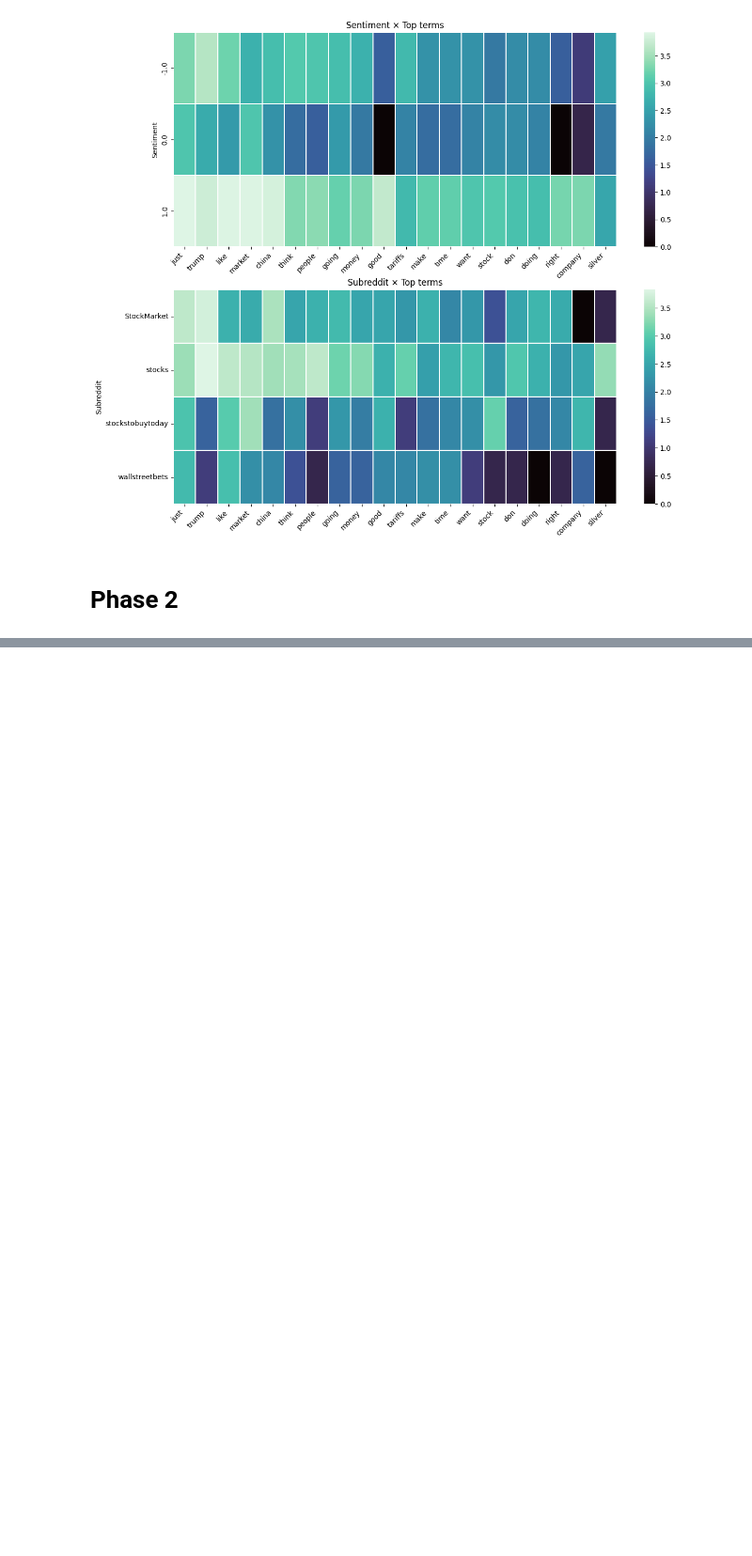
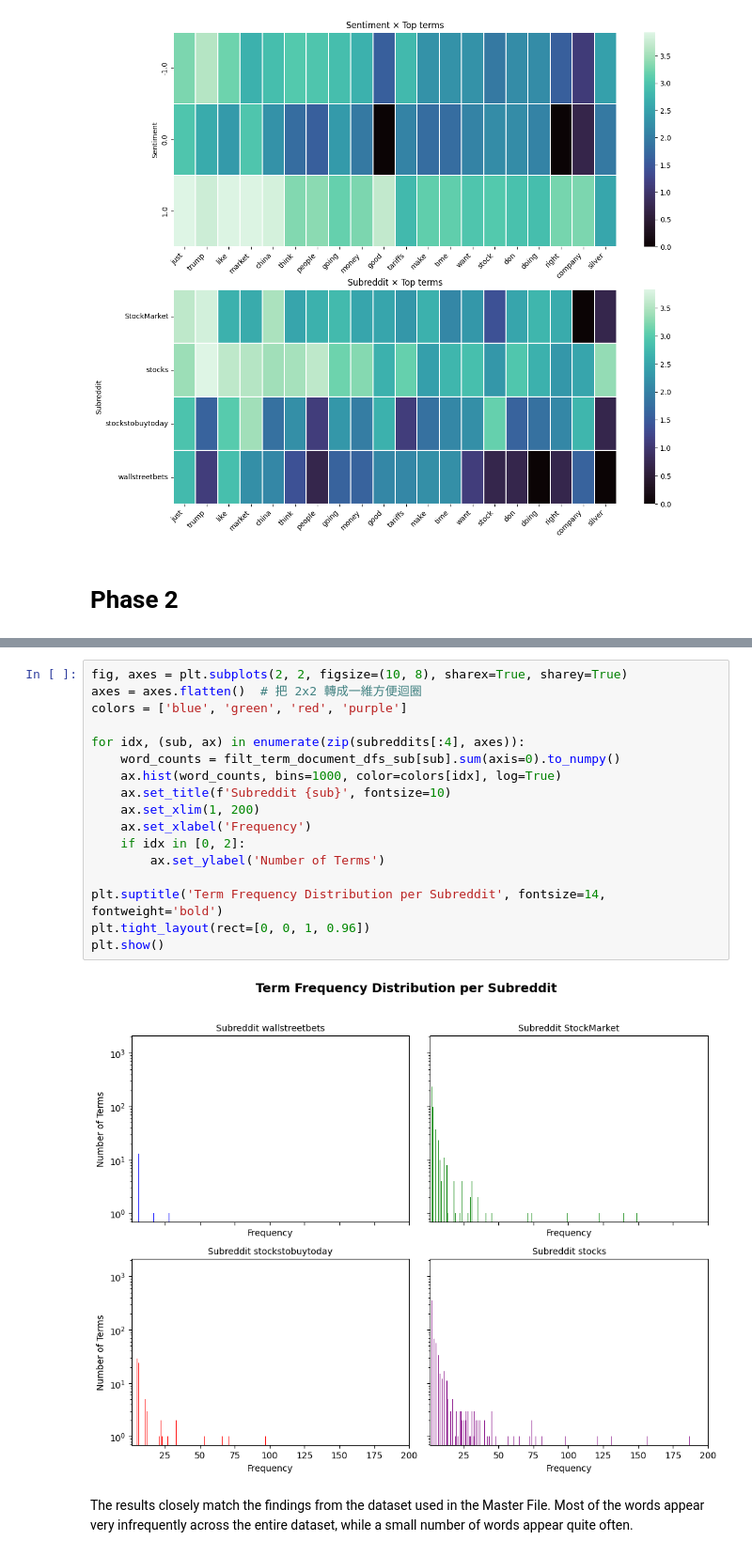
Before and after one commit to bbswei/DM2025-Lab1-Exercise, a Jupyter notebook: DM2025-Lab1-Homework.ipynb, the cells around one changed output, grey strips where cells are left out. Shown at 94% size. Drawn from its saved outputs; the diff is of its cells as text; blank space fills up the shorter version.

```diff
--- a/DM2025-Lab1-Homework.ipynb
+++ b/DM2025-Lab1-Homework.ipynb
@@ -993,0 +1142,21 @@ axes[1].set_xticklabels(axes[1].get_xticklabels(), rotation=45, ha="right");
+# %%
+fig, axes = plt.subplots(2, 2, figsize=(10, 8), sharex=True, sharey=True)
+axes = axes.flatten()  # 把 2x2 轉成一維方便迴圈
+colors = ['blue', 'green', 'red', 'purple']
+
+for idx, (sub, ax) in enumerate(zip(subreddits[:4], axes)):
+    word_counts = filt_term_document_dfs_sub[sub].sum(axis=0).to_numpy()
+    ax.hist(word_counts, bins=1000, color=colors[idx], log=True)
+    ax.set_title(f'Subreddit {sub}', fontsize=10)
+    ax.set_xlim(1, 200)
+    ax.set_xlabel('Frequency')
+    if idx in [0, 2]:
+        ax.set_ylabel('Number of Terms')
+
+plt.suptitle('Term Frequency Distribution per Subreddit', fontsize=14, fontweight='bold')
+plt.tight_layout(rect=[0, 0, 1, 0.96])
+plt.show()
+# %% [output]
+[figure, added]
+# %% [markdown]
+The results closely match the findings from the dataset used in the Master File. Most of the words appear very infrequently across the entire dataset, while a small number of words appear quite often.
```
Also changed, not shown: parts of 52 cells of this notebook.
